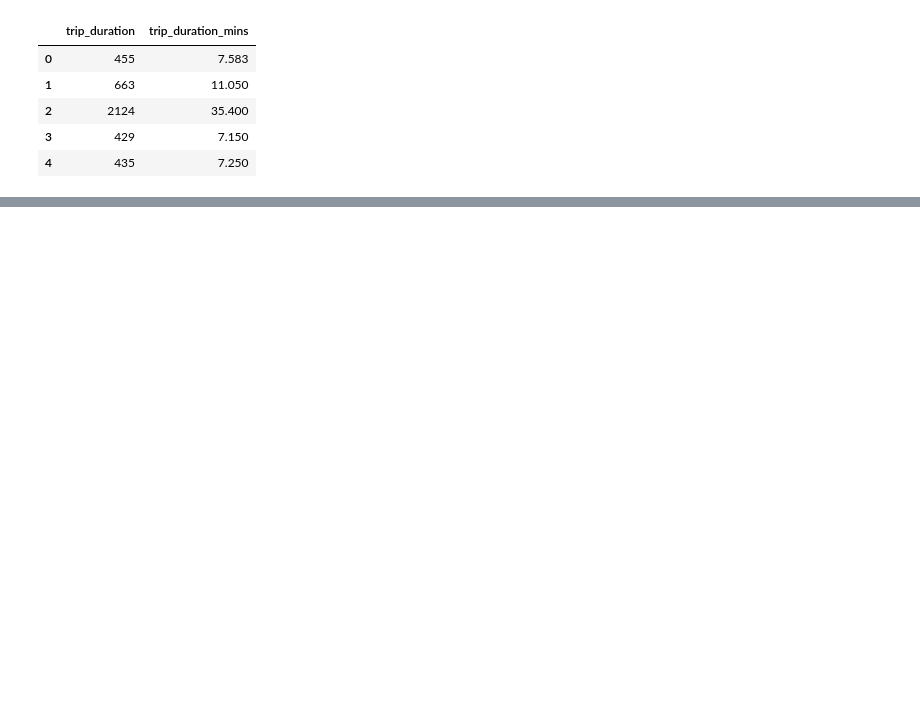
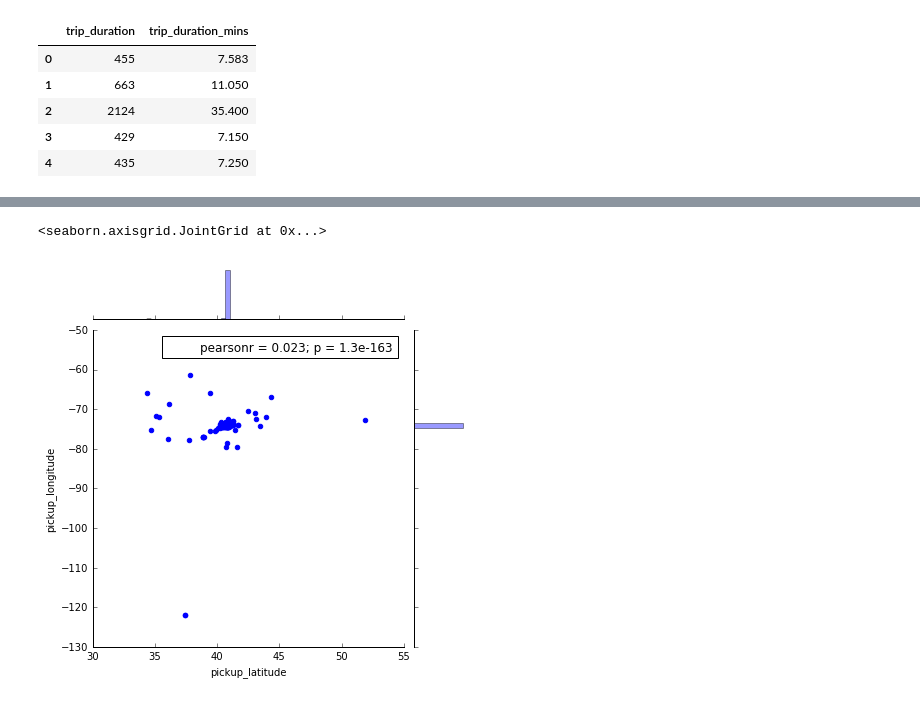
Before and after one commit to mitch-taylor/nyc_taxi, a Jupyter notebook: eda.ipynb, the cells around one changed output, grey strips where cells are left out. Drawn from its saved outputs; the diff is of its cells as text; code cells hidden in the pictures; blank space fills up the shorter version.

```diff
--- a/eda.ipynb
+++ b/eda.ipynb
@@ -60,0 +84,5 @@ train[['trip_duration', 'trip_duration_mins']].head()
+# %%
+sns.jointplot(x = 'pickup_latitude', y = 'pickup_longitude', data = train)
+# %% [output]
+<seaborn.axisgrid.JointGrid at 0x...>
+[figure, added]
```
Also changed, not shown: parts of 11 cells of this notebook.
